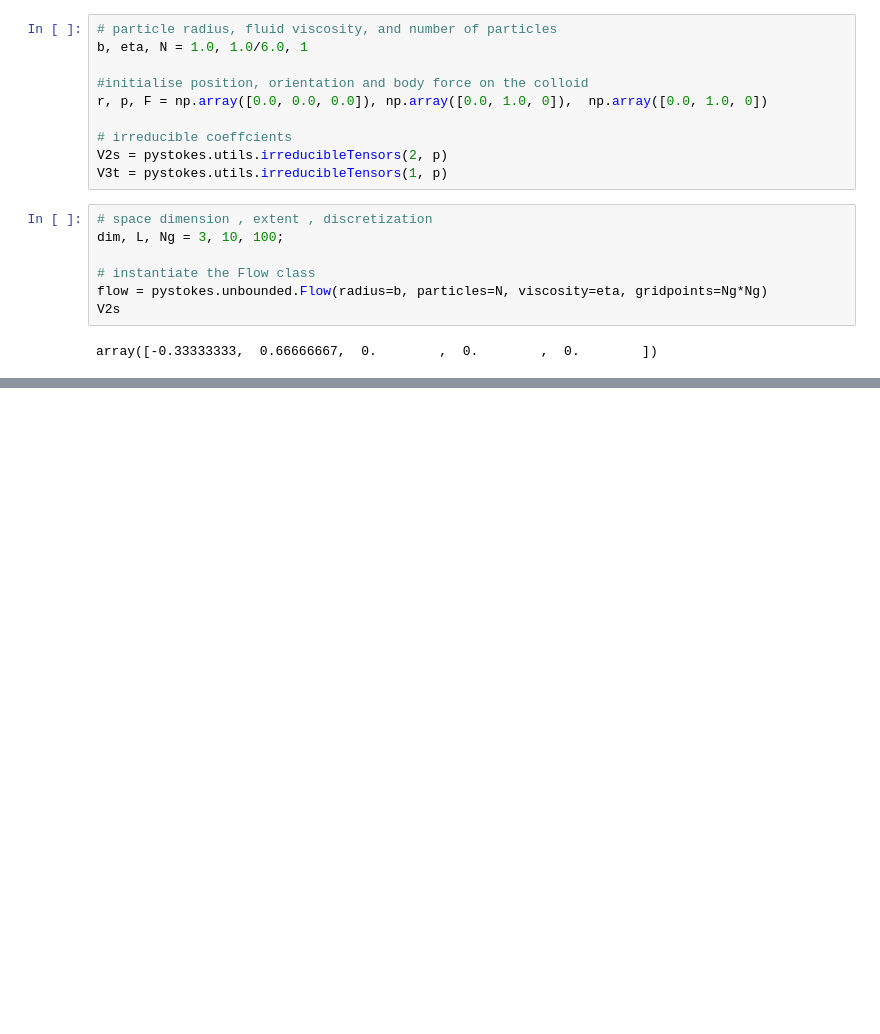
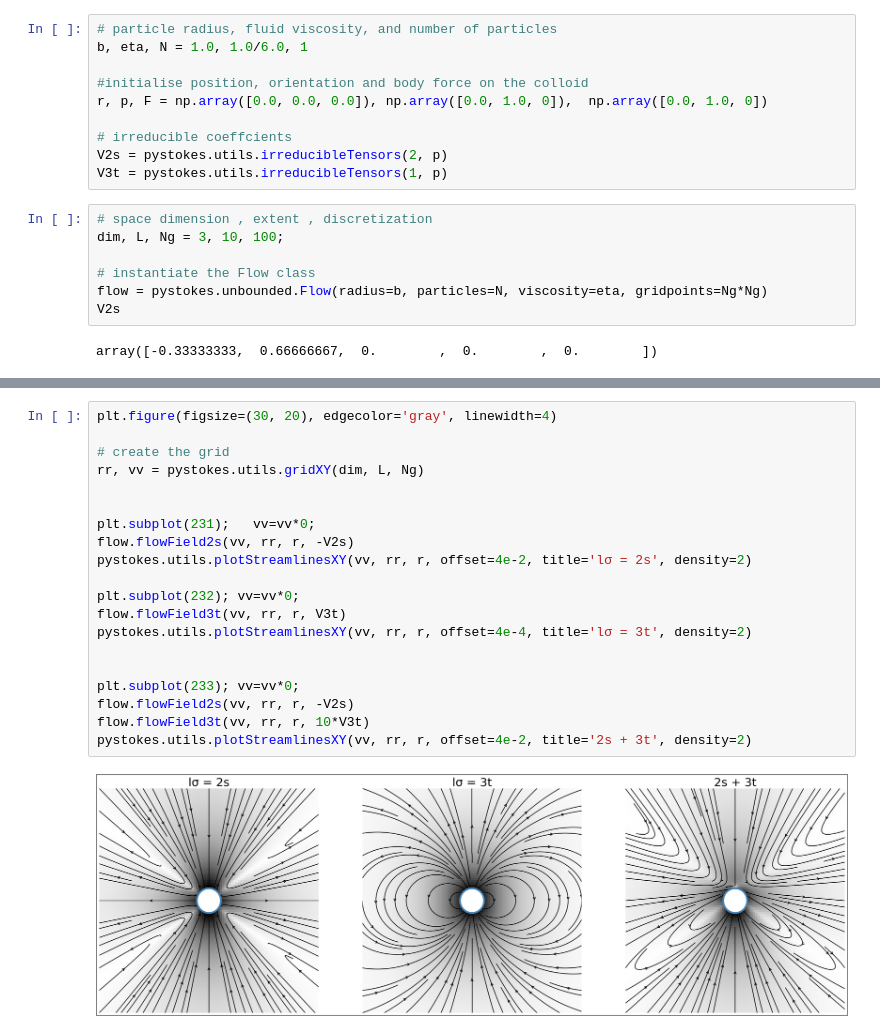
Before and after one commit to rajeshrinet/pystokes, a Jupyter notebook: examples/ex01-unboundedFlow.ipynb, the cells around one changed output, grey strips where cells are left out. Cells and saved outputs as stored; diff of their text form; blank space fills up the shorter version.

```diff
--- a/examples/ex01-unboundedFlow.ipynb
+++ b/examples/ex01-unboundedFlow.ipynb
@@ -56,0 +57,22 @@ pystokes.utils.plotStreamlinesXY(vv, rr, r, offset=4e-4, title='lσ = 3t', densi
+# %%
+plt.figure(figsize=(30, 20), edgecolor='gray', linewidth=4)
+
+# create the grid
+rr, vv = pystokes.utils.gridXY(dim, L, Ng)
+
+
+plt.subplot(231);   vv=vv*0;
+flow.flowField2s(vv, rr, r, -V2s)
+pystokes.utils.plotStreamlinesXY(vv, rr, r, offset=4e-2, title='lσ = 2s', density=2)
+
+plt.subplot(232); vv=vv*0;
+flow.flowField3t(vv, rr, r, V3t)
+pystokes.utils.plotStreamlinesXY(vv, rr, r, offset=4e-4, title='lσ = 3t', density=2)
+
+
+plt.subplot(233); vv=vv*0;
+flow.flowField2s(vv, rr, r, -V2s)
+flow.flowField3t(vv, rr, r, 10*V3t)
+pystokes.utils.plotStreamlinesXY(vv, rr, r, offset=4e-2, title='2s + 3t', density=2)
+# %% [output]
+[figure, added]
```
Also changed, not shown: parts of 1 cell of this notebook, 3 other files.
